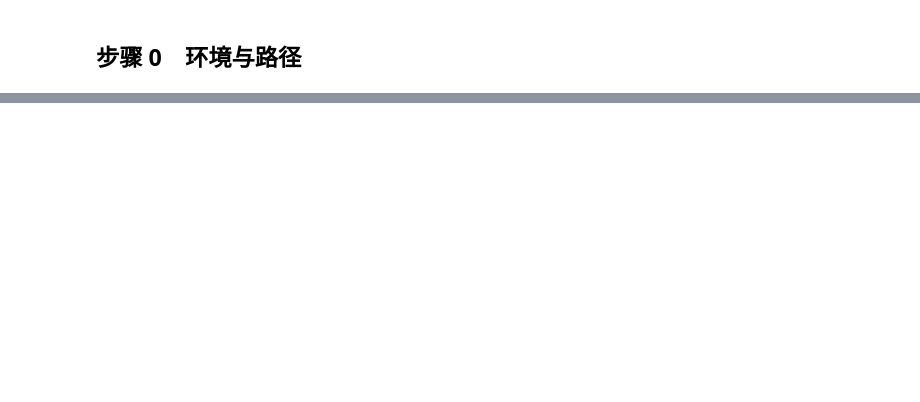
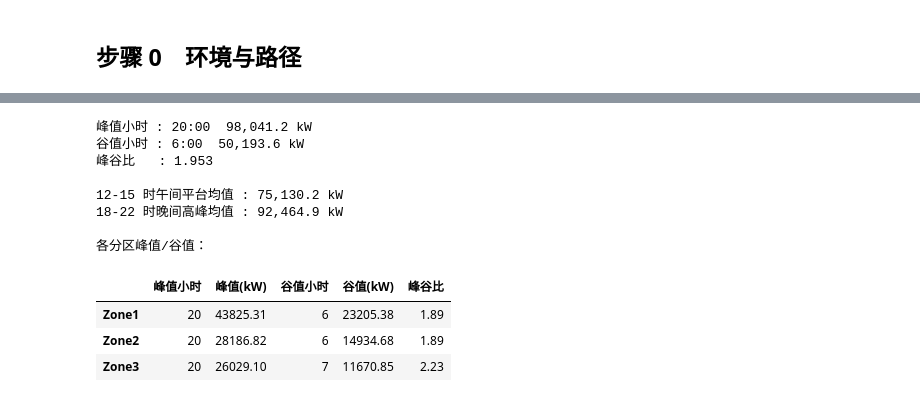
Before and after one commit to Lizhuiii/power-load-forecast-topic4, a Jupyter notebook: project/02_load_patterns.ipynb, the cells around one changed output, grey strips where cells are left out. Cells and saved outputs as stored; diff of their text form; code cells hidden in the pictures; blank space fills up the shorter version.

```diff
--- a/project/02_load_patterns.ipynb
+++ b/project/02_load_patterns.ipynb
@@ -301,0 +159,61 @@ print("\nZone3/Zone1 比值：7月=", round(ratio[7], 3), " 9月=", round(ratio[
+# %%
+profile_cols = [TOTAL] + ZONE_COLS
+hourly = df.groupby(feat["hour"])[profile_cols].mean()
+hourly.index.name = "hour"
+hourly.round(3).to_csv(TABLE_DIR / "hourly_load_profile.csv", encoding="utf-8-sig")
+
+peak_hour = int(hourly[TOTAL].idxmax())
+valley_hour = int(hourly[TOTAL].idxmin())
+peak_value = float(hourly.loc[peak_hour, TOTAL])
+valley_value = float(hourly.loc[valley_hour, TOTAL])
+peak_to_valley = peak_value / valley_value
+
+print(f"峰值小时 : {peak_hour}:00  {peak_value:,.1f} kW")
+print(f"谷值小时 : {valley_hour}:00  {valley_value:,.1f} kW")
+print(f"峰谷比   : {peak_to_valley:.3f}")
+print("\n12-15 时午间平台均值 :", f"{hourly.loc[12:15, TOTAL].mean():,.1f} kW")
+print("18-22 时晚间高峰均值 :", f"{hourly.loc[18:22, TOTAL].mean():,.1f} kW")
+
+fig, ax = plt.subplots(figsize=(12, 5.2))
+ax.plot(hourly.index, hourly[TOTAL], lw=2.8, color=COL_COLOR[TOTAL], label=COL_LABEL[TOTAL])
+for col in ZONE_COLS:
+    ax.plot(hourly.index, hourly[col], lw=1.7, color=COL_COLOR[col], label=COL_LABEL[col])
+ax.axvline(peak_hour, color="#7f1d1d", ls="--", lw=1, alpha=0.8)
+ax.axvline(valley_hour, color="#475569", ls=":", lw=1.2, alpha=0.8)
+ax.scatter([peak_hour], [peak_value], color="#7f1d1d", zorder=5, s=35)
+ax.scatter([valley_hour], [valley_value], color="#475569", zorder=5, s=35)
+ax.annotate(f"峰值 {peak_hour}:00\n{peak_value:,.0f} kW", (peak_hour, peak_value),
+            xytext=(8, -34), textcoords="offset points", fontsize=9, color="#7f1d1d")
+ax.annotate(f"谷值 {valley_hour}:00\n{valley_value:,.0f} kW", (valley_hour, valley_value),
+            xytext=(8, 10), textcoords="offset points", fontsize=9, color="#475569")
+ax.set_xlabel("小时")
+ax.set_ylabel("平均负荷（kW）")
+ax.set_title("日内负荷曲线（2017 年可观测样本按小时平均）", loc="left")
+ax.set_xticks(range(0, 24, 2))
+ax.legend(fontsize=9, ncol=2)
+fig.savefig(FIG_DIR / "figA_daily_profile.png", dpi=180)
+plt.close(fig)
+
+print("\n各分区峰值/谷值：")
+zone_peak = pd.DataFrame({
+    "峰值小时": [int(hourly[c].idxmax()) for c in ZONE_COLS],
+    "峰值(kW)": [float(hourly[c].max()) for c in ZONE_COLS],
+    "谷值小时": [int(hourly[c].idxmin()) for c in ZONE_COLS],
+    "谷值(kW)": [float(hourly[c].min()) for c in ZONE_COLS],
+    "峰谷比": [float(hourly[c].max() / hourly[c].min()) for c in ZONE_COLS],
+}, index=[COL_LABEL[c] for c in ZONE_COLS])
+display(zone_peak.round(2))
+zone_peak.round(6).to_csv(TABLE_DIR / "zone_peak_valley.csv", encoding="utf-8-sig")
+# %% [output]
+峰值小时 : 20:00  98,041.2 kW
+谷值小时 : 6:00  50,193.6 kW
+峰谷比   : 1.953
+
+12-15 时午间平台均值 : 75,130.2 kW
+18-22 时晚间高峰均值 : 92,464.9 kW
+
+各分区峰值/谷值：
+|  | 峰值小时 | 峰值(kW) | 谷值小时 | 谷值(kW) | 峰谷比 |
+| Zone1 | 20 | 43825.31 | 6 | 23205.38 | 1.89 |
+| Zone2 | 20 | 28186.82 | 6 | 14934.68 | 1.89 |
+| Zone3 | 20 | 26029.10 | 7 | 11670.85 | 2.23 |
```
Also changed, not shown: parts of 37 cells of this notebook, 17 other files.
